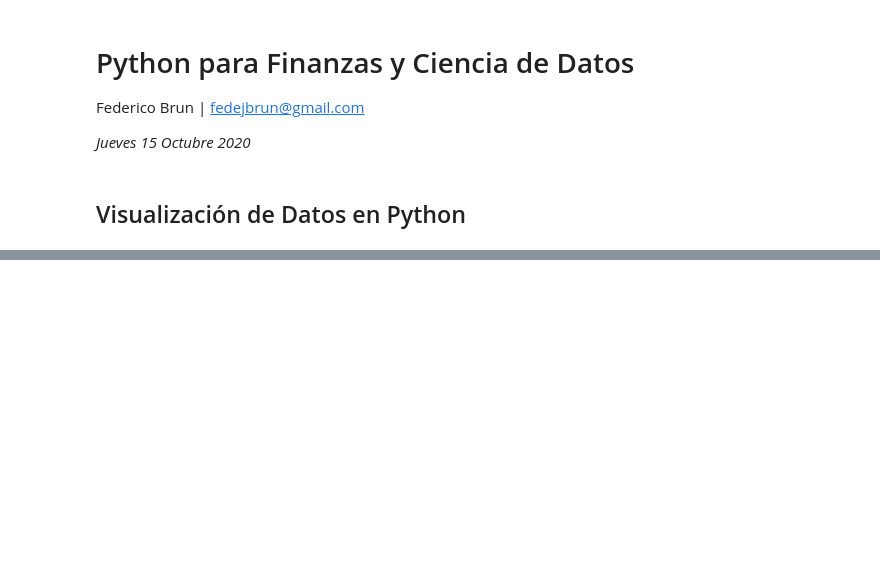
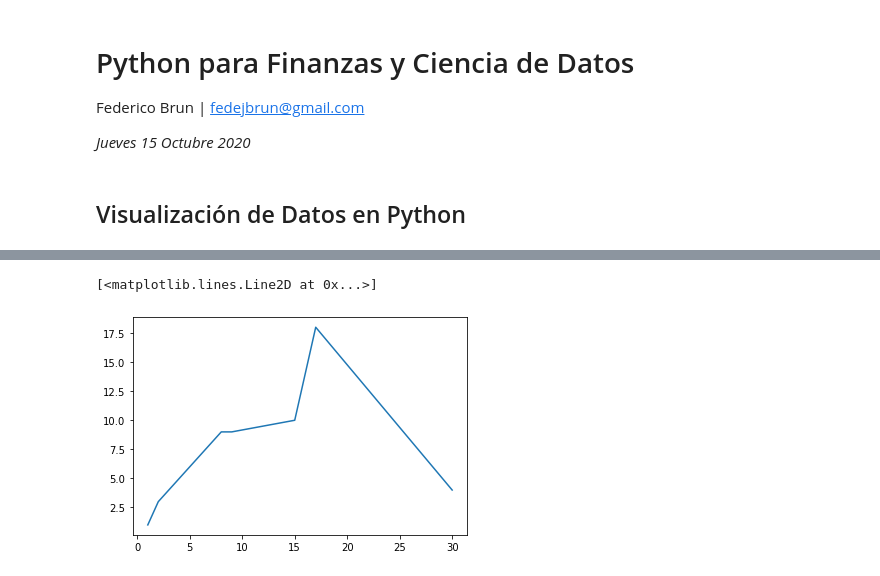
Before and after one commit to fedeturi/icda-python-para-finanzas, a Jupyter notebook: ICDA-Python_Clase7.ipynb, the cells around one changed output, grey strips where cells are left out. Drawn from its saved outputs; the diff is of its cells as text; code cells hidden in the pictures; blank space fills up the shorter version.

```diff
--- a/ICDA-Python_Clase7.ipynb
+++ b/ICDA-Python_Clase7.ipynb
@@ -25,0 +36,8 @@ con especial enfasis en Plotly dado que es la que mas popularidad esta ganando e
+# %%
+eje_x = [1, 2, 4, 6, 8, 9, 15, 17, 30]
+eje_y = [1, 3, 5, 7, 9, 9, 10, 18, 4]
+# %%
+plt.plot(eje_x, eje_y)
+# %% [output]
+[<matplotlib.lines.Line2D at 0x...>]
+[figure, added]
```
Also changed, not shown: parts of 40 cells of this notebook.
